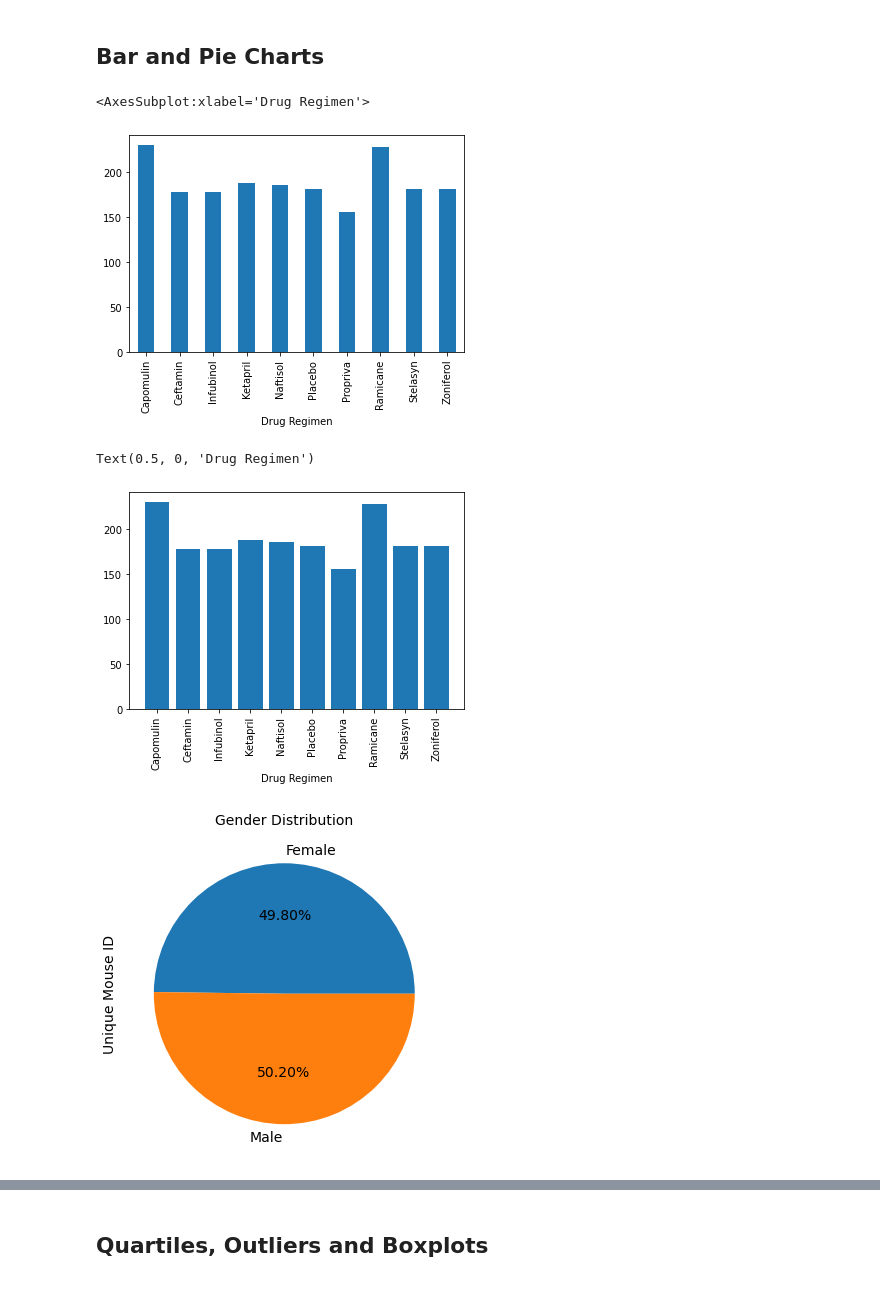
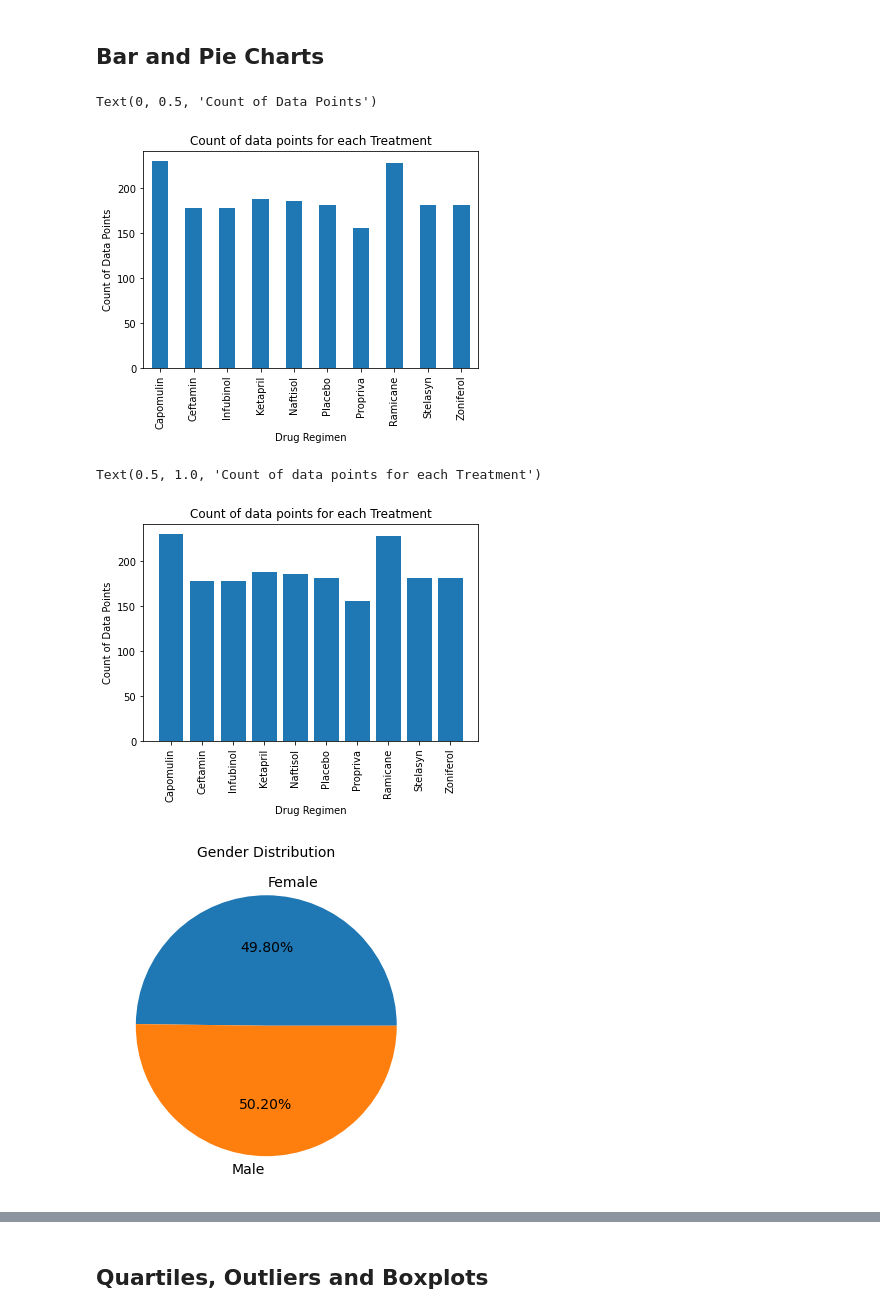
Before and after one commit to atokarev0717/matplotlib-challenge, a Jupyter notebook: pymaceuticals.ipynb, the cells around one changed output, grey strips where cells are left out. Saved outputs shown, nothing was run; the diff lists cells and outputs as text; code cells hidden in the pictures.

```diff
--- a/pymaceuticals.ipynb
+++ b/pymaceuticals.ipynb
@@ -189,27 +199,30 @@ regimen_df
 ## Bar and Pie Charts
 # %%
 # Generate a bar plot showing the total number of measurements taken on each drug regimen using pandas.
-regimen_df.loc[:, ('Tumor Volume (mm3)', 'count')].plot(kind='bar')
+plot = regimen_df.loc[:, ('Tumor Volume (mm3)', 'count')].plot(kind='bar', title='Count of data points for each Treatment')
+plot.set_ylabel("Count of Data Points")
 # %% [output]
-<AxesSubplot:xlabel='Drug Regimen'>
+Text(0, 0.5, 'Count of Data Points')
-[figure, old version]
+[figure, new version]
 # %%
 # Generate a bar plot showing the total number of measurements taken on each drug regimen using pyplot.
 plt.bar(regimen_df.index, regimen_df[('Tumor Volume (mm3)', 'count')])
 plt.xticks(rotation='vertical')
 plt.xlabel('Drug Regimen')
+plt.ylabel("Count of Data Points")
+plt.title('Count of data points for each Treatment')
 # plt.figure(figsize=(15,10))
 # %% [output]
-Text(0.5, 0, 'Drug Regimen')
+Text(0.5, 1.0, 'Count of data points for each Treatment')
-[figure, old version]
+[figure, new version]
 # %%
 # Generate a pie plot showing the distribution of female versus male mice using panda
 unique_mice = clean_df.drop_duplicates(subset=['Mouse ID'], keep='first', inplace=False, ignore_index=True)
 gender = unique_mice.groupby(['Sex'])['Mouse ID'].count()
 gender_plot = gender.plot(kind='pie', figsize=(6,6), autopct='%.2f%%', fontsize=14)
-gender_plot.set_ylabel('Unique Mouse ID').set_fontsize(14)
+gender_plot.set_ylabel('').set_fontsize(14)
 gender_plot.set_title('Gender Distribution').set_fontsize(14)
 # %% [output]
-[figure, old version]
+[figure, new version]
 # %%
 # Generate a pie plot showing the distribution of female versus male mice using pyplot
```
Also changed, not shown: parts of 5 cells of this notebook.
